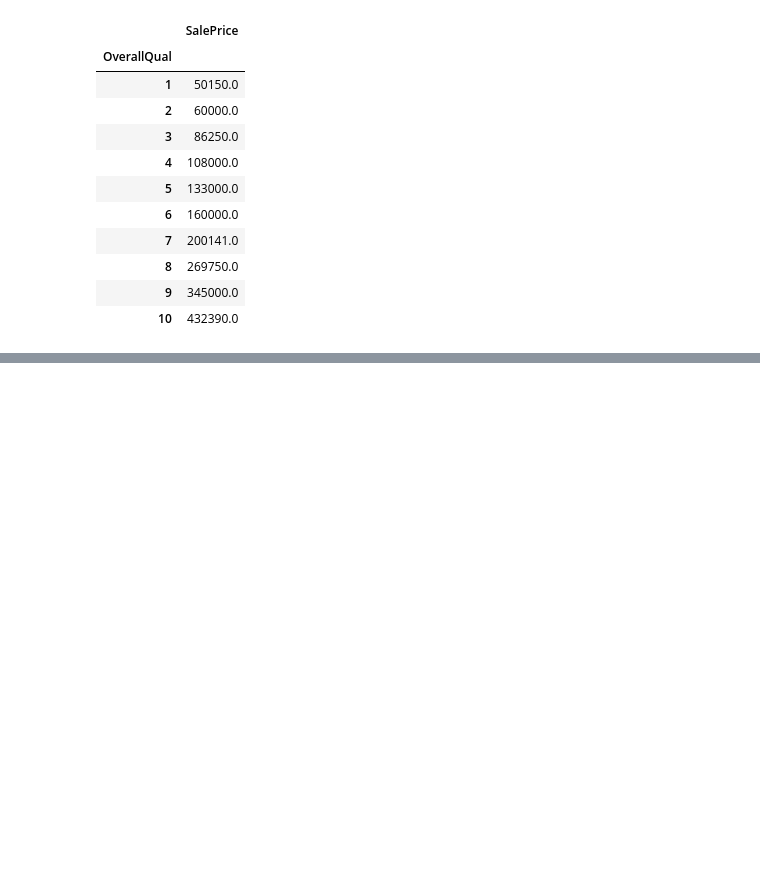
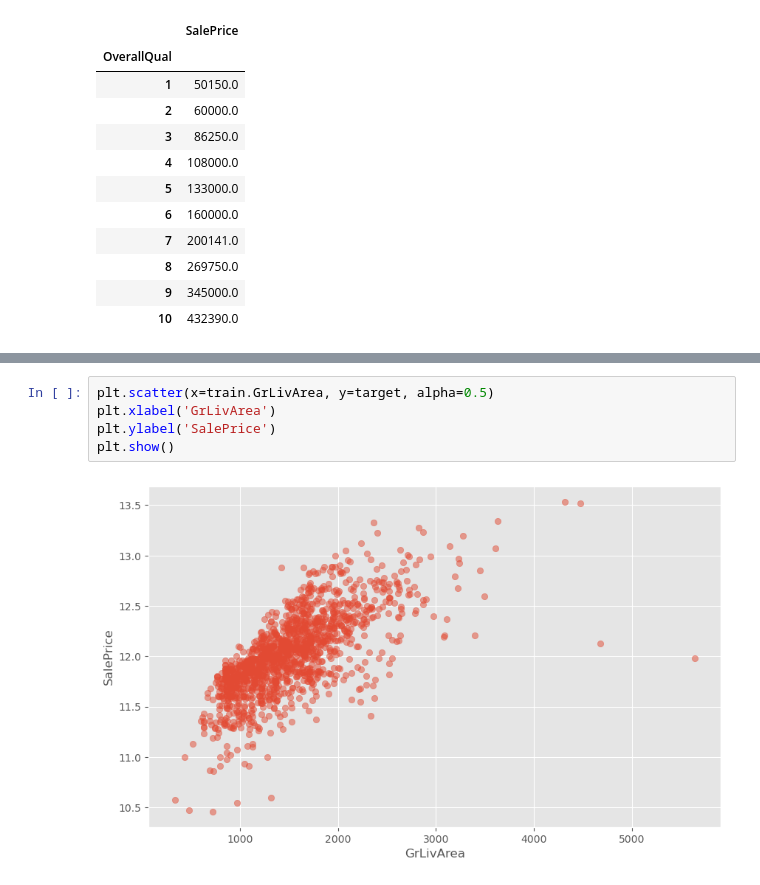
Before and after one commit to fahim2443/Ames-Iowa-house-price-prediction, a Jupyter notebook: work.ipynb, the cells around one changed output, grey strips where cells are left out. Drawn from its saved outputs; the diff is of its cells as text; blank space fills up the shorter version.

```diff
--- a/work.ipynb
+++ b/work.ipynb
@@ -160,0 +161,7 @@ Error:
+# %%
+plt.scatter(x=train.GrLivArea, y=target, alpha=0.5)
+plt.xlabel('GrLivArea')
+plt.ylabel('SalePrice')
+plt.show()
+# %% [output]
+[figure, added]
```
Also changed, not shown: parts of 4 cells of this notebook.
